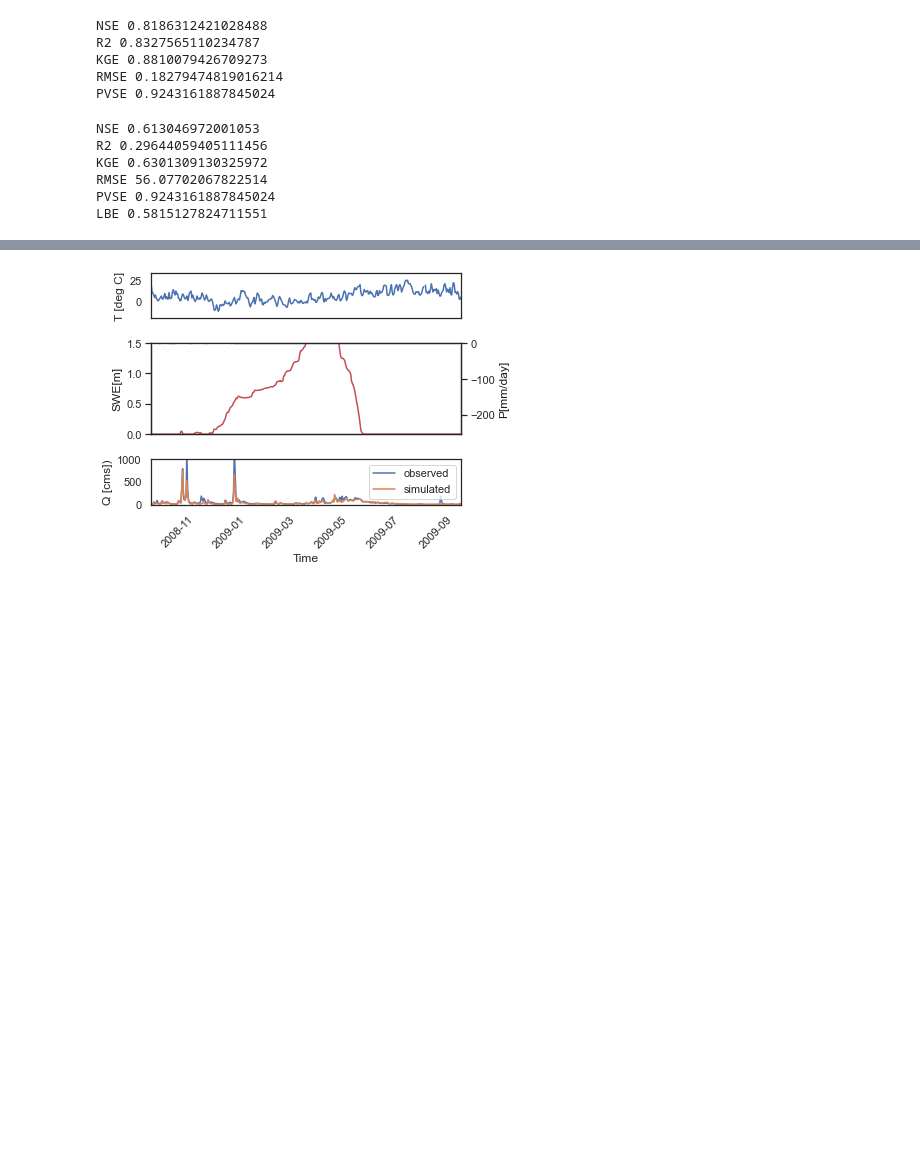
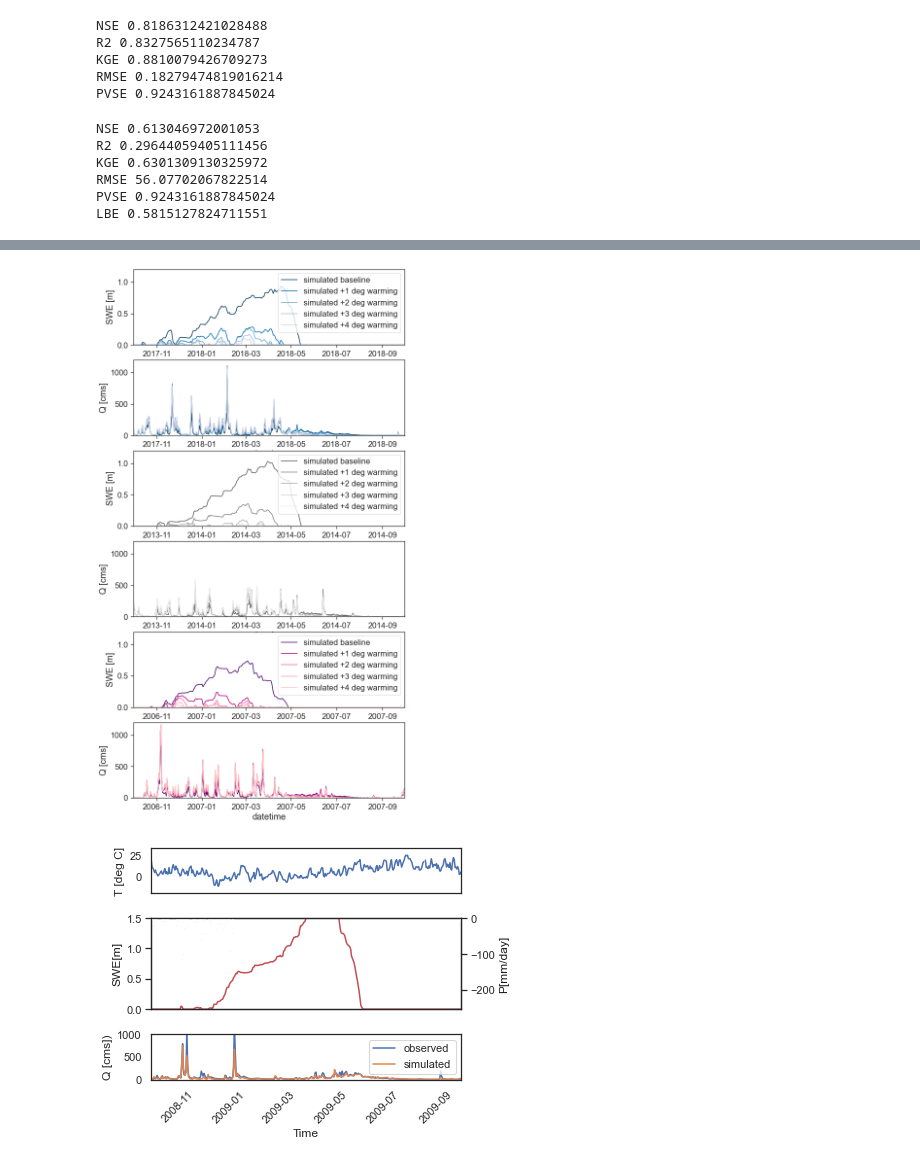
Before and after one commit to NCristea/Snow_SCL, a Jupyter notebook: plots_for_manuscript_final.ipynb, the cells around one changed output, grey strips where cells are left out. Drawn from its saved outputs; the diff is of its cells as text; code cells hidden in the pictures; blank space fills up the shorter version.

```diff
--- a/plots_for_manuscript_final.ipynb
+++ b/plots_for_manuscript_final.ipynb
@@ -305,0 +371,92 @@ df_model_data_Skookum_prism_delta_05
+# %%
+f, axes = plt.subplots(6, 1, figsize=(10, 20))
+# https://gist.github.com/hbristow/f48b0d1e15d8cf67789a
+#sns.color_palette("ch:s=.25,rot=-.25", as_cmap=True)
+# ----------------------------------------------------------------------------
+# Sequential Colormaps
+# ----------------------------------------------------------------------------
+sns.set_context("paper")
+sns.set(font_scale=1.5)
+sns.set_style("whitegrid")
+sns.set_style("ticks")
+
+blue    = ['#023858', '#045a8d', '#0570b0', '#3690c0', '#74a9cf', '#a6bddb', '#d0d1e6', '#ece7f2', '#fff7fb']
+grey = sns.color_palette("Greys").as_hex()
+rose    = ['#49006a', '#7a0177', '#ae017e', '#dd3497', '#f768a1', '#fa9fb5', '#fcc5c0', '#fde0dd', '#fff7f3']
+
+
+#sns.set_theme(style='white', font_scale=1.5)
+
+sns.lineplot(x='datetime', y = 'SWE_m', label = 'simulated baseline', data = df_model_data_Skookum_prism_delta_05, ax=axes[0], color = blue[0])
+sns.lineplot(x='datetime', y = 'SWE_m', label = 'simulated +1 deg warming', data = df_model_data_Skookum_prism_delta_05_1deg, ax=axes[0], color = blue[2])
+sns.lineplot(x='datetime', y = 'SWE_m', label = 'simulated +2 deg warming', data = df_model_data_Skookum_prism_delta_05_2deg, ax=axes[0], color  =  blue[4])
+sns.lineplot(x='datetime', y = 'SWE_m', label = 'simulated +3 deg warming', data = df_model_data_Skookum_prism_delta_05_3deg, ax=axes[0], color = blue[5])
+sns.lineplot(x='datetime', y = 'SWE_m', label = 'simulated +4 deg warming', data = df_model_data_Skookum_prism_delta_05_4deg, ax=axes[0], color = blue[6])
+
+axes[0].set_xlim([datetime(2017, 10, 1), datetime(2018, 10, 1)])
+axes[0].set_ylim([0, 1.2])
+axes[0].set_ylabel('SWE [m]')
+
+wy = '2018'
+#sns.lineplot(x='datetime', y = 'Q_cms', label = 'observed', data = flow_obs_by_wy.get_group('2008'), ax=axes[1])
+sns.lineplot(x='datetime', y = 'Q_cms', data = flow_model_prism_delta_05_by_wy.get_group(wy), ax=axes[1], color = blue[0])
+sns.lineplot(x='datetime', y = 'Q_cms', data = flow_model_prism_delta_05_1deg_by_wy.get_group(wy), ax=axes[1], color = blue[2])
+sns.lineplot(x='datetime', y = 'Q_cms', data = flow_model_prism_delta_05_2deg_by_wy.get_group(wy), ax=axes[1], color = blue[4])
+sns.lineplot(x='datetime', y = 'Q_cms', data = flow_model_prism_delta_05_3deg_by_wy.get_group(wy), ax=axes[1], color = blue[5])
+sns.lineplot(x='datetime', y = 'Q_cms', data = flow_model_prism_delta_05_4deg_by_wy.get_group(wy), ax=axes[1], color = blue[6])
+
+axes[1].set_ylabel('Q [cms]')
+axes[1].set_ylim([0, 1200])
+axes[1].set_xlim([datetime(2017, 10, 1), datetime(2018, 10, 1)])
+
+sns.lineplot(x='datetime', y = 'SWE_m', label = 'simulated baseline', data = df_model_data_Skookum_prism_delta_05, ax=axes[2], color = grey[4])
+sns.lineplot(x='datetime', y = 'SWE_m', label = 'simulated +1 deg warming', data = df_model_data_Skookum_prism_delta_05_1deg, ax=axes[2], color = grey[3])
+sns.lineplot(x='datetime', y = 'SWE_m', label = 'simulated +2 deg warming', data = df_model_data_Skookum_prism_delta_05_2deg, ax=axes[2], color  =  grey[2])
+sns.lineplot(x='datetime', y = 'SWE_m', label = 'simulated +3 deg warming', data = df_model_data_Skookum_prism_delta_05_3deg, ax=axes[2], color = grey[1])
+sns.lineplot(x='datetime', y = 'SWE_m', label = 'simulated +4 deg warming', data = df_model_data_Skookum_prism_delta_05_4deg, ax=axes[2], color = grey[0])
+
+axes[2].set_xlim([datetime(2013, 10, 1), datetime(2014, 10, 1)])
+axes[2].set_ylim([0, 1.2])
+axes[2].set_ylabel('SWE [m]')
+
+wy = '2014'
+#sns.lineplot(x='datetime', y = 'Q_cms', label = 'observed', data = flow_obs_by_wy.get_group('2008'), ax=axes[3], color = 'k')
+sns.lineplot(x='datetime', y = 'Q_cms', data = flow_model_prism_delta_05_by_wy.get_group(wy), ax=axes[3], color = grey[4])
+sns.lineplot(x='datetime', y = 'Q_cms', data = flow_model_prism_delta_05_1deg_by_wy.get_group(wy), ax=axes[3], color = grey[3])
+sns.lineplot(x='datetime', y = 'Q_cms', data = flow_model_prism_delta_05_2deg_by_wy.get_group(wy), ax=axes[3], color = grey[2])
+sns.lineplot(x='datetime', y = 'Q_cms', data = flow_model_prism_delta_05_3deg_by_wy.get_group(wy), ax=axes[3], color = grey[1])
+sns.lineplot(x='datetime', y = 'Q_cms', data = flow_model_prism_delta_05_4deg_by_wy.get_group(wy), ax=axes[3], color = grey[0])
+
+#axes[2].set_xlim([datetime(2014, 3, 1), datetime(2014, 3, 15)])
+axes[3].set_xlim([datetime(2013, 10, 1), datetime(2014, 10, 1)])
+axes[3].set_ylabel('Q [cms]')
+axes[3].set_ylim([0, 1200])
+
+sns.lineplot(x='datetime', y = 'SWE_m', label = 'simulated baseline', data = df_model_data_Skookum_prism_delta_05, ax=axes[4], color = rose[0])
+sns.lineplot(x='datetime', y = 'SWE_m', label = 'simulated +1 deg warming', data = df_model_data_Skookum_prism_delta_05_1deg, ax=axes[4], color = rose[2])
+sns.lineplot(x='datetime', y = 'SWE_m', label = 'simulated +2 deg warming', data = df_model_data_Skookum_prism_delta_05_2deg, ax=axes[4], color  =  rose[4])
+sns.lineplot(x='datetime', y = 'SWE_m', label = 'simulated +3 deg warming', data = df_model_data_Skookum_prism_delta_05_3deg, ax=axes[4], color = rose[5])
+sns.lineplot(x='datetime', y = 'SWE_m', label = 'simulated +4 deg warming', data = df_model_data_Skookum_prism_delta_05_4deg, ax=axes[4], color = rose[6])
+
+axes[4].set_xlim([datetime(2006, 10, 1), datetime(2007, 10, 1)])
+axes[4].set_ylim([0, 1.2])
+axes[4].set_ylabel('SWE [m]')
+
+wy = '2007'
+#sns.lineplot(x='datetime', y = 'Q_cms', label = 'observed', data = flow_obs_by_wy.get_group('2008'), ax=axes[1])
+sns.lineplot(x='datetime', y = 'Q_cms', data = flow_model_prism_delta_05_by_wy.get_group(wy), ax=axes[5], color = rose[0])
+sns.lineplot(x='datetime', y = 'Q_cms', data = flow_model_prism_delta_05_1deg_by_wy.get_group(wy), ax=axes[5], color = rose[2])
+sns.lineplot(x='datetime', y = 'Q_cms', data = flow_model_prism_delta_05_2deg_by_wy.get_group(wy), ax=axes[5], color = rose[4])
+sns.lineplot(x='datetime', y = 'Q_cms', data = flow_model_prism_delta_05_3deg_by_wy.get_group(wy), ax=axes[5], color = rose[5])
+sns.lineplot(x='datetime', y = 'Q_cms', data = flow_model_prism_delta_05_4deg_by_wy.get_group(wy), ax=axes[5], color = rose[6])
+
+#axes[2].set_xlim([datetime(2014, 3, 1), datetime(2014, 3, 15)])
+axes[5].set_xlim([datetime(2006, 10, 1), datetime(2007, 10, 1)])
+axes[5].set_ylabel('Q [cms]')
+axes[5].set_ylim([0, 1200])
+
+
+
+
+#plt.style.use('seaborn-paper')
+# %% [output]
@@ -305,0 +464 @@ df_model_data_Skookum_prism_delta_05
+[figure, added]
```
Also changed, not shown: parts of 10 cells of this notebook, 3 other files.
